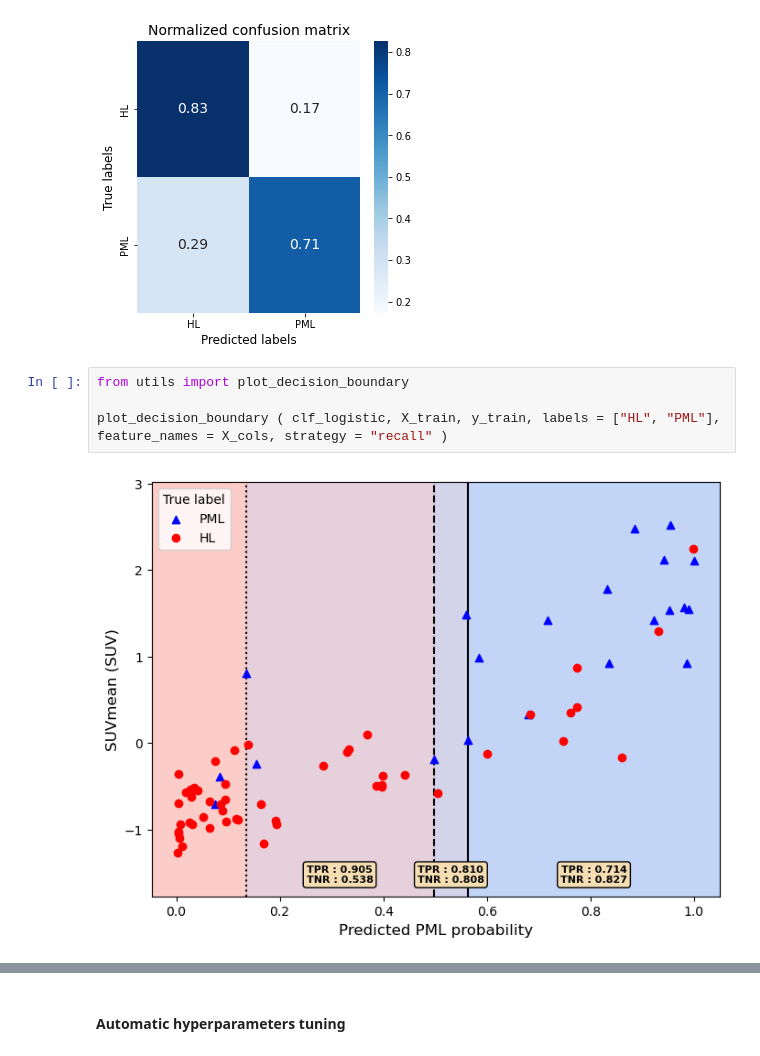
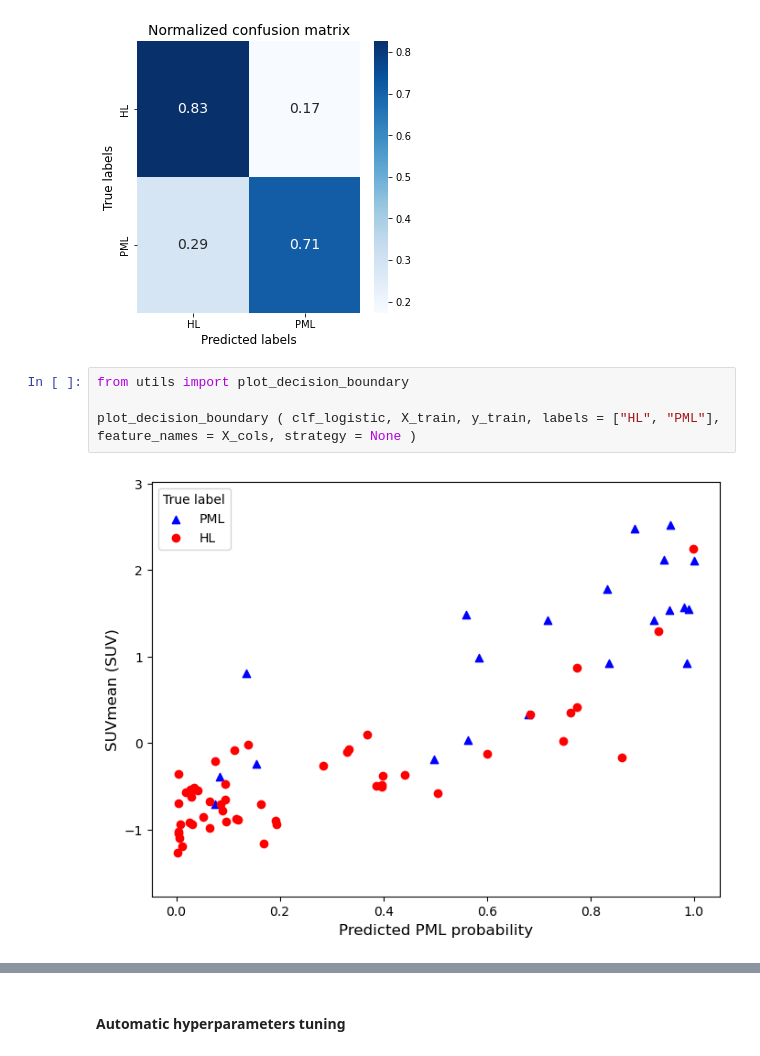
Before and after one commit to harel-coffee/mediastinal-lymphoma-classification-auto, a Jupyter notebook: 5_lymphoma_classification.ipynb, the cells around one changed output, grey strips where cells are left out. Drawn from its saved outputs; the diff is of its cells as text.

```diff
--- a/5_lymphoma_classification.ipynb
+++ b/5_lymphoma_classification.ipynb
@@ -196,6 +196,6 @@ _ = precision_recall_scores ( y_train, y_train_pred_70, labels = ["HL", "PML"],
 # %%
 from utils import plot_decision_boundary
 
-plot_decision_boundary ( clf_logistic, X_train, y_train, labels = ["HL", "PML"], feature_names = X_cols, strategy = "recall" )
+plot_decision_boundary ( clf_logistic, X_train, y_train, labels = ["HL", "PML"], feature_names = X_cols, strategy = None )
 # %% [output]
-[figure, old version]
+[figure, new version]
```
Also changed, not shown: parts of 20 cells of this notebook.
